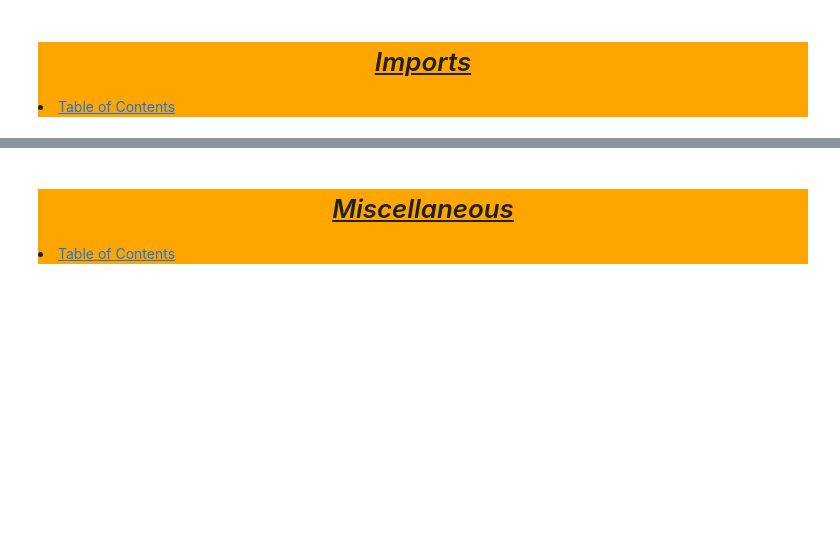
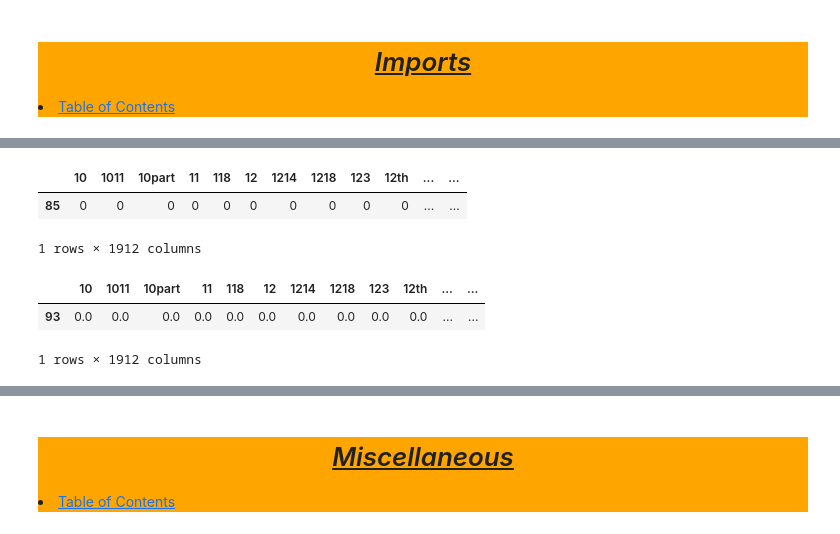
Before and after one commit to Jared-Wood135/natural-language-processing-exercises, a Jupyter notebook: model.ipynb, the cells around one changed output, grey strips where cells are left out. Saved outputs shown, nothing was run; the diff lists cells and outputs as text; code cells hidden in the pictures; blank space fills up the shorter version.

```diff
--- a/model.ipynb
+++ b/model.ipynb
@@ -67,0 +75,4 @@ mpl.style.use('bmh')
+# %%
+# Obtain the prepared news dataframe
+news_df = p.prepare_news_articles()
+news_df.shape
@@ -67,0 +102,4 @@ mpl.style.use('bmh')
+# %%
+# Bag of Words
+cv = CountVectorizer()
+bag_of_words = cv.fit_transform(news_df.summary_clean)
@@ -67,0 +144,14 @@ mpl.style.use('bmh')
+# %%
+bow = pd.DataFrame(bag_of_words.todense())
+bow.columns = cv.get_feature_names_out()
+bow.sample()
+# %% [output]
+|  | 10 | 1011 | 10part | 11 | 118 | 12 | 1214 | 1218 | 123 | 12th | ... | ... |
+| 85 | 0 | 0 | 0 | 0 | 0 | 0 | 0 | 0 | 0 | 0 | ... | ... |
+1 rows × 1912 columns
+# %%
+bow.apply(lambda row: row / row.sum(), axis=1).sample()
+# %% [output]
+|  | 10 | 1011 | 10part | 11 | 118 | 12 | 1214 | 1218 | 123 | 12th | ... | ... |
+| 93 | 0.0 | 0.0 | 0.0 | 0.0 | 0.0 | 0.0 | 0.0 | 0.0 | 0.0 | 0.0 | ... | ... |
+1 rows × 1912 columns
```
Also changed, not shown: parts of 79 cells of this notebook.
